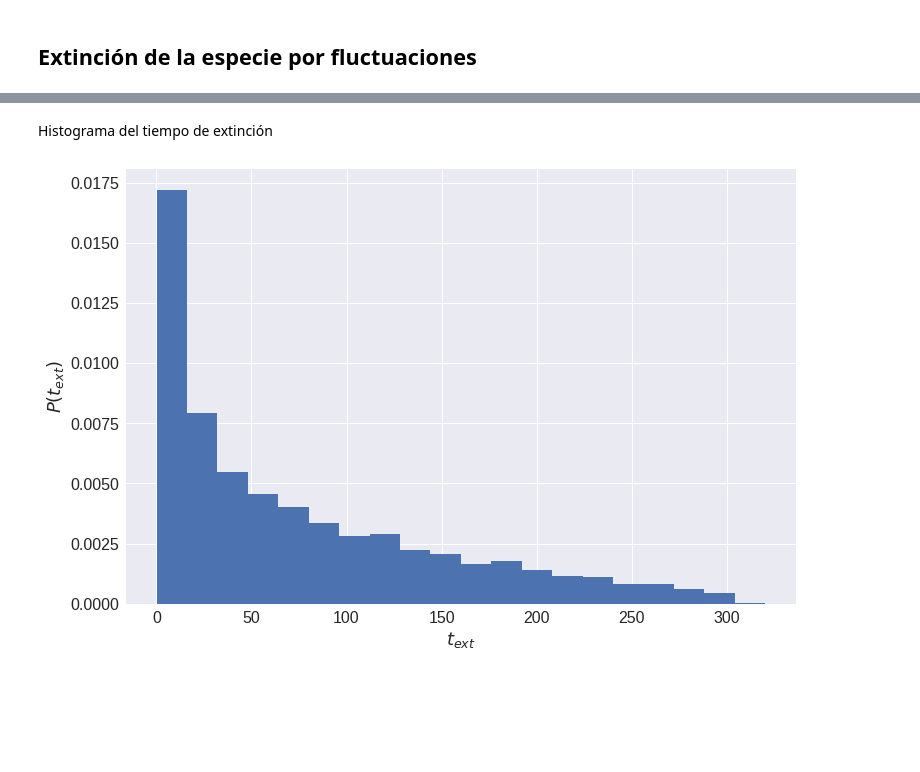
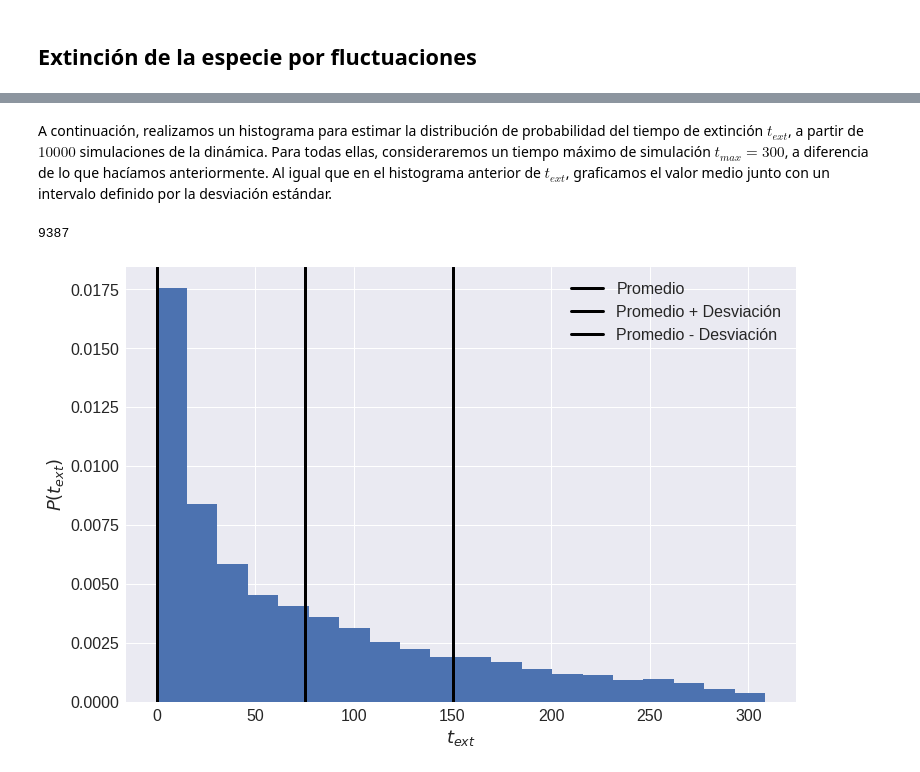
Before and after one commit to denisecammarota/matbio, a Jupyter notebook: tp3/P3_Ej3.ipynb, the cells around one changed output, grey strips where cells are left out. Saved outputs shown, nothing was run; the diff lists cells and outputs as text; code cells hidden in the pictures; blank space fills up the shorter version.

```diff
--- a/tp3/P3_Ej3.ipynb
+++ b/tp3/P3_Ej3.ipynb
@@ -313,28 +319,35 @@ plt.show()
-# %% [markdown]
-Histograma del tiempo de extinción
+# %% [markdown]
+A continuación, realizamos un histograma para estimar la distribución de probabilidad del tiempo de extinción $t_{ext}$, a partir de $10000$ simulaciones de la dinámica. Para todas ellas, consideraremos un tiempo máximo de simulación $t_{max} = 300$, a diferencia de lo que hacíamos anteriormente. Al igual que en el histograma anterior de $t_{ext}$, graficamos el valor medio junto con un intervalo definido por la desviación estándar.
 # %%
 #@title
 #parámetros como los anteriores
 omega = 10
 b = 0.1
 d = 0.1
 b = b/omega
-tmax = 100
 tf = 300
 phi0 = 0.2
 n = int (phi0*omega) #condicion inicial
 ts_ext = [] #lista con los tiempos de extinción
 real = 10000
 fig = plt.figure(figsize=(12,8))
 for i in range(real):
   x1,t1 = simulation_gillespie(2*b,d,omega,n,tf)
   if (x1[-1] <= 0):
     ts_ext.append(t1[-1])
+print(len(ts_ext))
 plt.hist(ts_ext,density=True,bins=20)
+mean_teo = np.mean(np.array(ts_ext))
+std_teo = np.std(np.array(ts_ext))
+plt.axvline(mean_teo,color='k',label='Promedio',linewidth=3)
+plt.axvline(mean_teo + std_teo,color='k',label='Promedio + Desviación',linewidth=3)
+plt.axvline(mean_teo - std_teo, color='k',label='Promedio - Desviación',linewidth=3)
 plt.ylabel(r'$P(t_{ext})$',fontsize=18)
 plt.xlabel(r'$t_{ext}$',fontsize=18)
 plt.xticks(fontsize=16)
 plt.yticks(fontsize=16)
+plt.legend(fontsize=16)
 plt.show()
 # %% [output]
+9387
-[figure, old version]
+[figure, new version]
```
Also changed, not shown: parts of 12 cells of this notebook.
